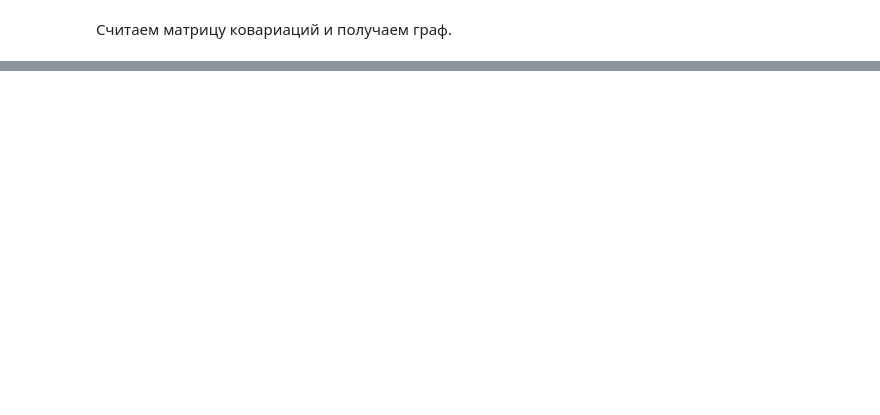
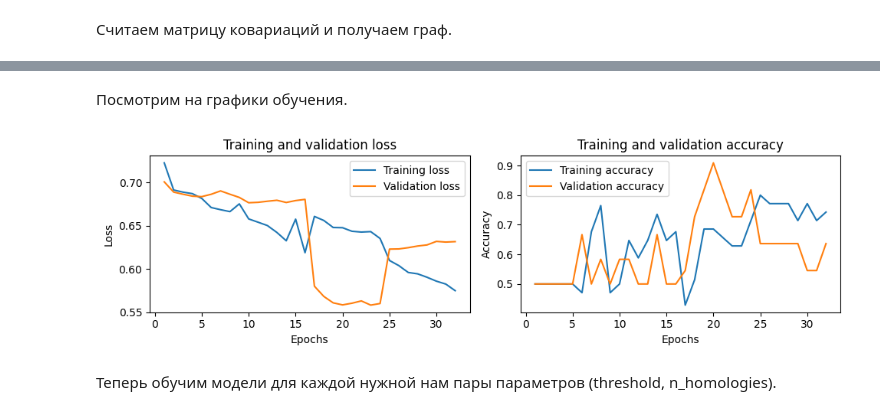
Before and after one commit to sofia-nelipovich/tda, a Jupyter notebook: main.ipynb, the cells around one changed output, grey strips where cells are left out. Saved outputs shown, nothing was run; the diff lists cells and outputs as text; code cells hidden in the pictures; blank space fills up the shorter version.

```diff
--- a/main.ipynb
+++ b/main.ipynb
@@ -402,0 +537,4 @@ print(time_giotto, time_gudhi)
+# %%
+# Загружаем набор диаграмм устойчивости
+diagrams = load_diagrams(0.5, 3)
+# shape(diagrams) = (46, 1, k, 2)
@@ -402,0 +713,7 @@ print(time_giotto, time_gudhi)
+# %%
+input_shape = (fixed_length, 1)
+model = create_model(input_shape)
+
+model.compile(loss='categorical_crossentropy', optimizer='adam', metrics=['accuracy'])
+
+model.summary()
@@ -402,0 +739,32 @@ print(time_giotto, time_gudhi)
+# %%
+# Рандомно разделяем датасет и ответы на 4 фолда, получаем на выходе массив индексов
+folds = list(StratifiedKFold(n_splits=4, shuffle=True, random_state=0).split(X, true_labels))
+# Метод, который сам решает когда остановиться
+early_stop = EarlyStopping(monitor='accuracy', min_delta=0.001,
+                           patience=10, verbose=1, mode='auto')
+loss = []
+val_loss = []
+acc = []
+val_acc = []
+
+# Начинаем обучение
+for j, (train_idx, val_idx) in enumerate(folds):
+    print('\nFold ', j)
+
+    X_train_cv = X[train_idx]
+    y_train_cv = y[train_idx]
+    X_valid_cv = X[val_idx]
+    y_valid_cv = y[val_idx]
+
+    hist = model.fit(X_train_cv, y_train_cv,
+                     batch_size=4, epochs=8,
+                     callbacks=[early_stop], validation_data=(X_valid_cv, y_valid_cv))
+
+    history_dict = hist.history
+
+    loss += history_dict['loss']
+    val_loss += history_dict['val_loss']
+    acc += history_dict['accuracy']
+    val_acc += history_dict['val_accuracy']
+
+    print(model.evaluate(X_valid_cv, y_valid_cv))
@@ -402,0 +811,8 @@ print(time_giotto, time_gudhi)
+# %% [markdown]
+Посмотрим на графики обучения.
+# %%
+plot_history(loss, val_loss, acc, val_acc)
+# %% [output]
+[figure, added]
+# %% [markdown]
+Теперь обучим модели для каждой нужной нам пары параметров (threshold, n_homologies).
```
Also changed, not shown: parts of 84 cells of this notebook.
